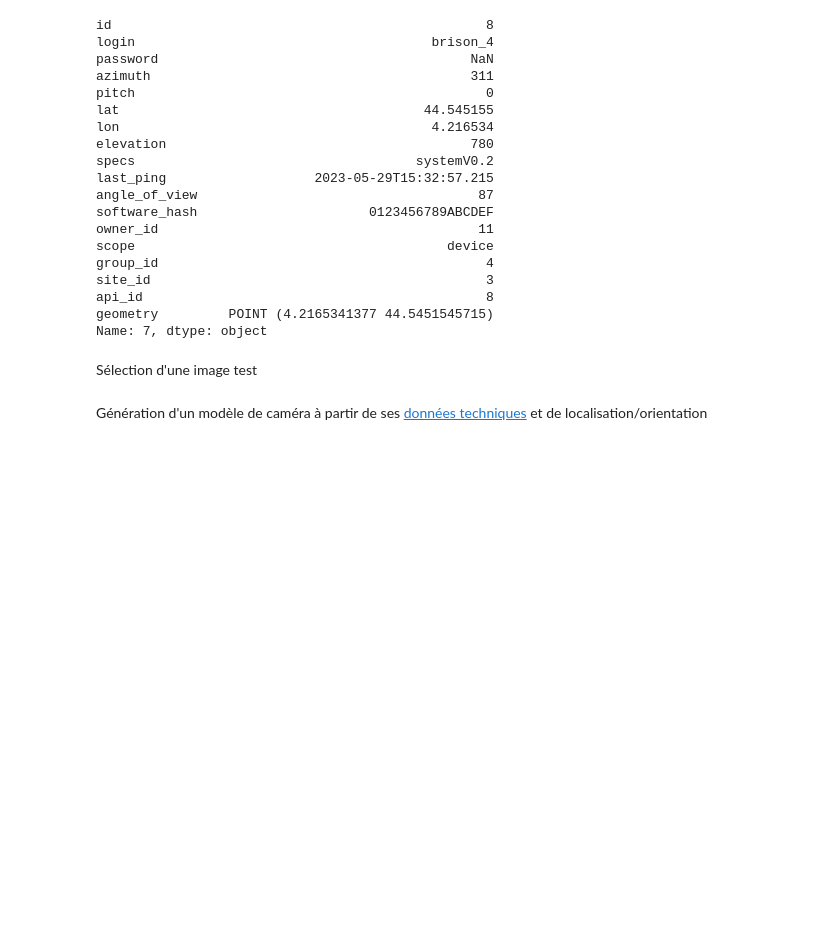
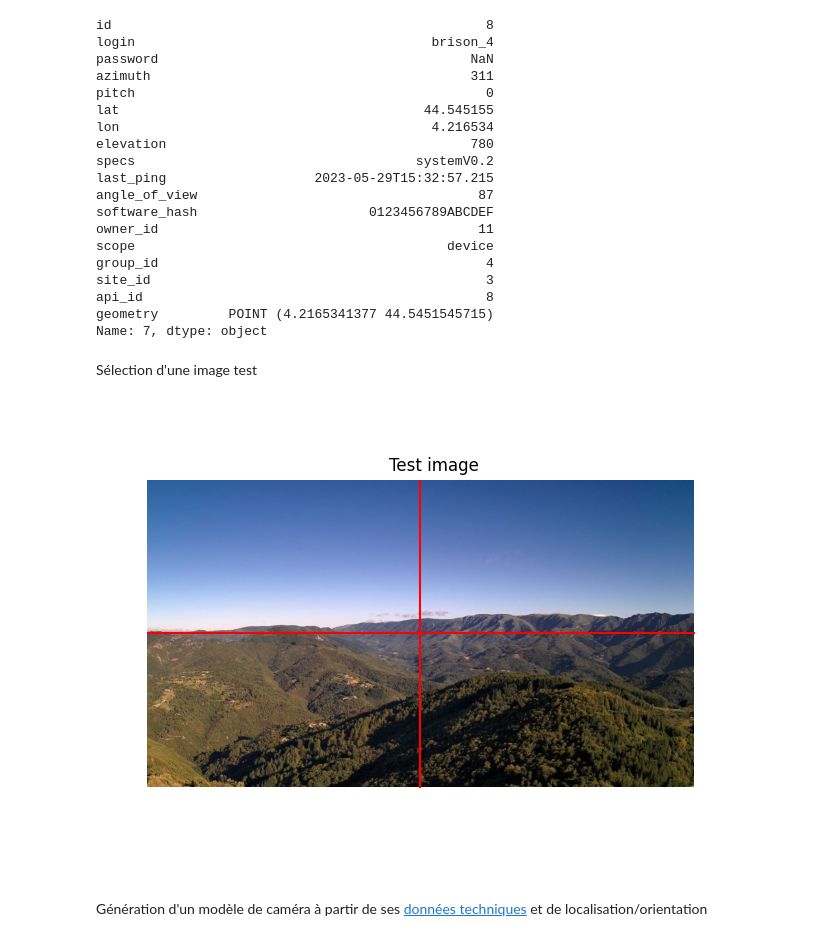
Before and after one commit to pyronear/smoke-localization, a Jupyter notebook: cameratransform/cameratransform_test.ipynb, the cells around one changed output. Drawn from its saved outputs; the diff is of its cells as text; code cells hidden in the pictures; blank space fills up the shorter version.

```diff
--- a/cameratransform/cameratransform_test.ipynb
+++ b/cameratransform/cameratransform_test.ipynb
@@ -59,9 +64,24 @@ Name: 7, dtype: object
 # %% [markdown]
 Sélection d'une image test
 # %%
-test_img_path = camdata_dir / cam_name / "pyronear_brison_4_2023_07_04T06_07_57.jpg"
+test_img_path = camdata_dir / cam_name / test_img_name
 test_img = Image.open(test_img_path)
 test_img_res = test_img.size
+
+test_img_arr = np.asarray(test_img)
+fig_img = plt.figure()
+ax_img = fig_img.add_subplot(111)
+ax_img.imshow(test_img_arr)
+ax_img.plot([0, test_img_res[0]], [round(test_img_res[1]/2), round(test_img_res[1]/2)], c="r")
+ax_img.plot([round(test_img_res[0]/2), round(test_img_res[0]/2)], [0, test_img_res[1]], c="r")
+ax_img.set_title("Test image")
+fig_img.tight_layout()
+plt.axis("off")
+ax_img.set_xticks([])
+ax_img.set_yticks([])
+plt.show()
+# %% [output]
+[figure, added]
 # %% [markdown]
 Génération d'un modèle de caméra à partir de ses [données techniques](https://reolink.com/fr/product/rlc-810a/#specifications) et de localisation/orientation
 # %%
```
Also changed, not shown: parts of 30 cells of this notebook, 6 other files.
